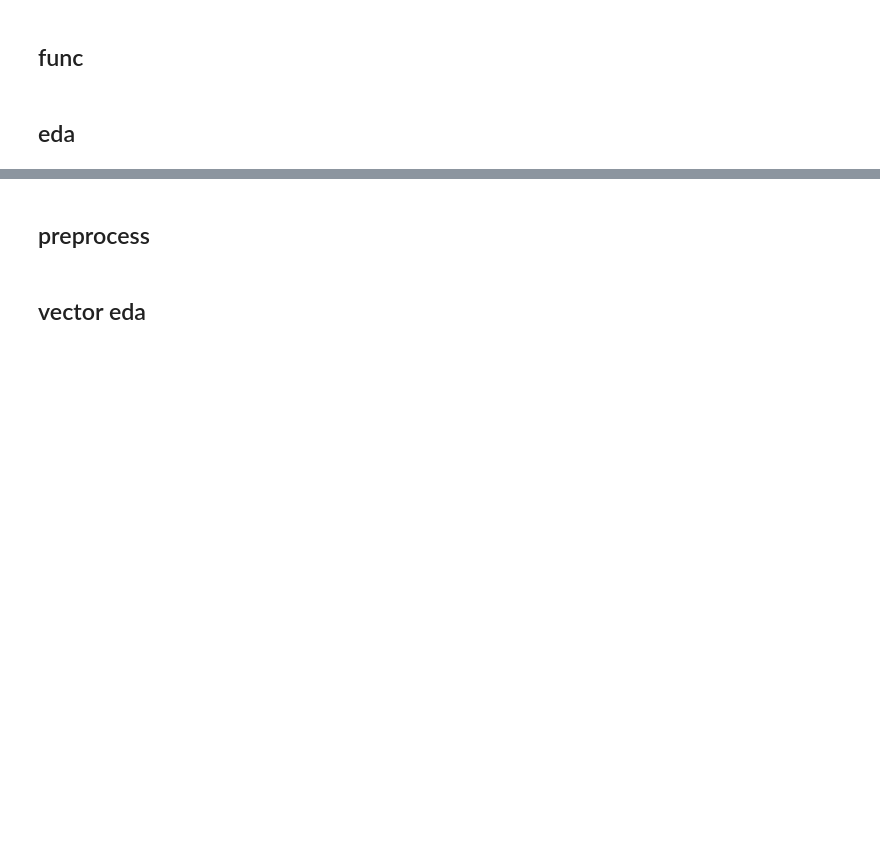
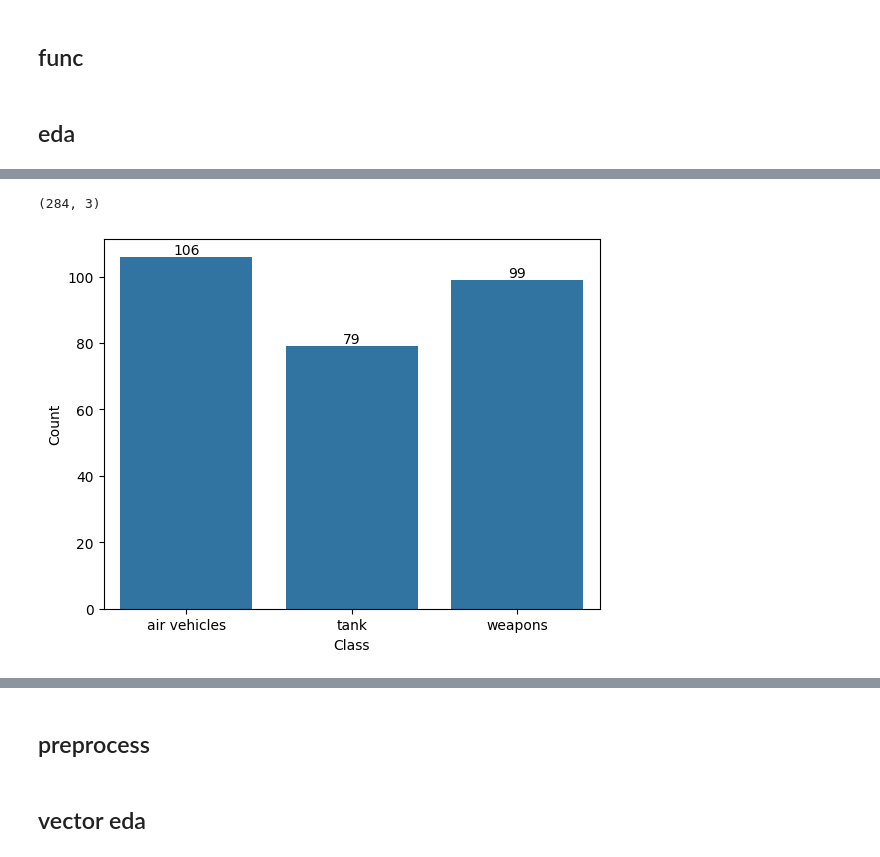
Before and after one commit to TetianaSoroka/kr_sounds_classifier, a Jupyter notebook: project/mn.ipynb, the cells around one changed output, grey strips where cells are left out. Cells and saved outputs as stored; diff of their text form; code cells hidden in the pictures; blank space fills up the shorter version.

```diff
--- a/project/mn.ipynb
+++ b/project/mn.ipynb
@@ -234,0 +194,12 @@ plt.show()
+# %%
+audio_data = []
+for class_name in os.listdir(path):
+    folder = os.path.join(path, class_name)
+    for file_name in os.listdir(folder):
+        if file_name.endswith(".mp3"):
+            audio_data.append([class_name, file_name, os.path.join(folder, file_name)])
+df_audio = pd.DataFrame(
+    audio_data,
+    columns=["class", "file_name", "file_path"]
+)
+df_audio.head()
@@ -234,0 +226,15 @@ plt.show()
+# %%
+df_audio.shape
+# %% [output]
+(284, 3)
+# %%
+ax = sns.countplot(data=df_audio, x="class")
+
+for container in ax.containers:
+    ax.bar_label(container)
+
+plt.xlabel("Class")
+plt.ylabel("Count")
+plt.show()
+# %% [output]
+[figure, added]
```
Also changed, not shown: parts of 11 cells of this notebook.
